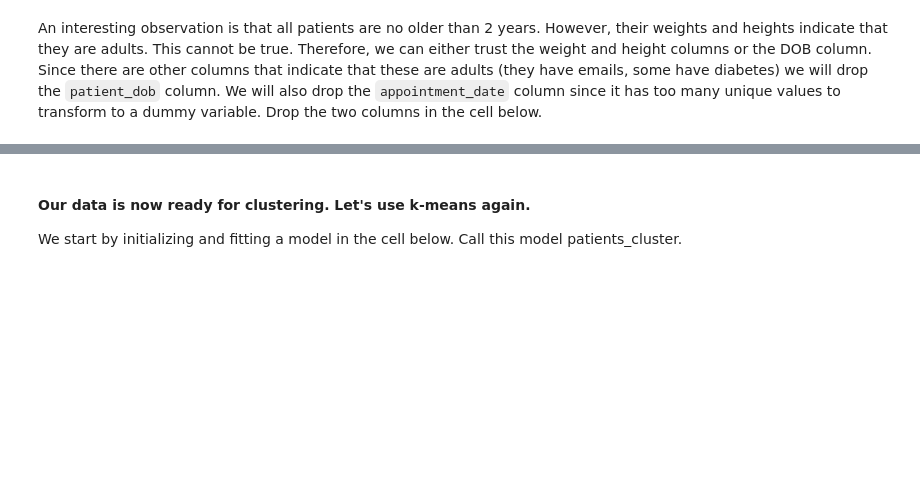
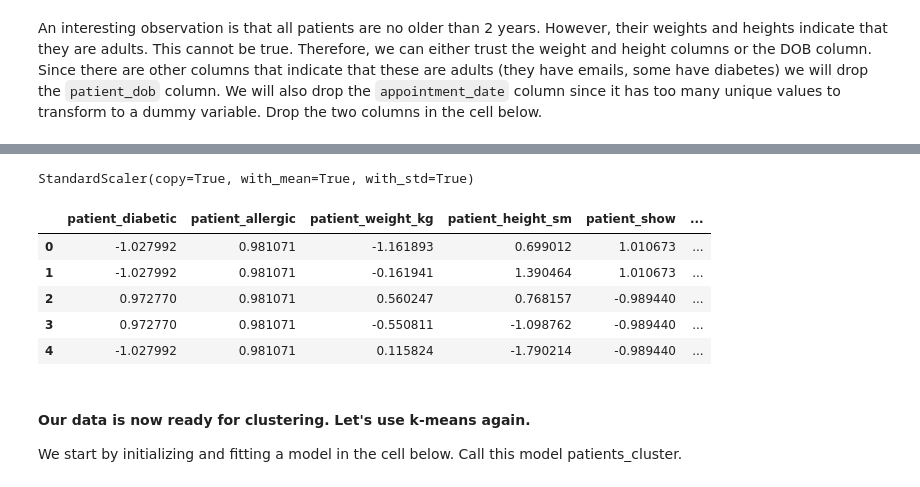
Before and after one commit to Salvinha-vlc/Data-Analytics-labs, a Jupyter notebook: Machine learning/lab-unsupervised-learning-and-sklearn/your-code/main.ipynb, the cells around one changed output, grey strips where cells are left out. Cells and saved outputs as stored; diff of their text form; code cells hidden in the pictures; blank space fills up the shorter version.

```diff
--- a/Machine learning/lab-unsupervised-learning-and-sklearn/your-code/main.ipynb
+++ b/Machine learning/lab-unsupervised-learning-and-sklearn/your-code/main.ipynb
@@ -549,0 +575,9 @@ pat_clean = pat_clean.drop(['patient_dob', 'appointment_date'], axis=1)
+# %%
+pat_scale = pat_clean.copy()
+# %%
+from sklearn.preprocessing import StandardScaler
+
+scaler = StandardScaler()
+scaler.fit(pat_scale)
+# %% [output]
+StandardScaler(copy=True, with_mean=True, with_std=True)
@@ -550,3 +589,12 @@ pat_clean = pat_clean.drop(['patient_dob', 'appointment_date'], axis=1)
+# %%
+pat_scale.head()
+# %% [output]
+|  | patient_diabetic | patient_allergic | patient_weight_kg | patient_height_sm | patient_show | ... |
+| 0 | -1.027992 | 0.981071 | -1.161893 | 0.699012 | 1.010673 | ... |
+| 1 | -1.027992 | 0.981071 | -0.161941 | 1.390464 | 1.010673 | ... |
+| 2 | 0.972770 | 0.981071 | 0.560247 | 0.768157 | -0.989440 | ... |
+| 3 | 0.972770 | 0.981071 | -0.550811 | -1.098762 | -0.989440 | ... |
+| 4 | -1.027992 | 0.981071 | 0.115824 | -1.790214 | -0.989440 | ... |
 # %% [markdown]
 #### Our data is now ready for clustering. Let's use k-means again.
 
```
Also changed, not shown: parts of 30 cells of this notebook.
